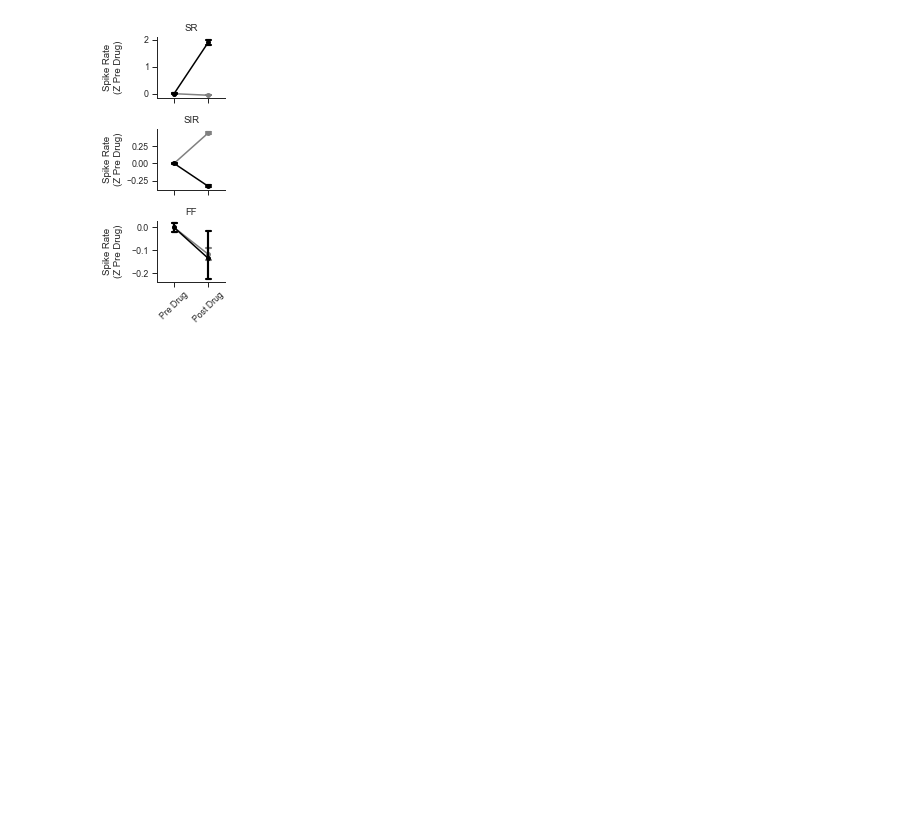
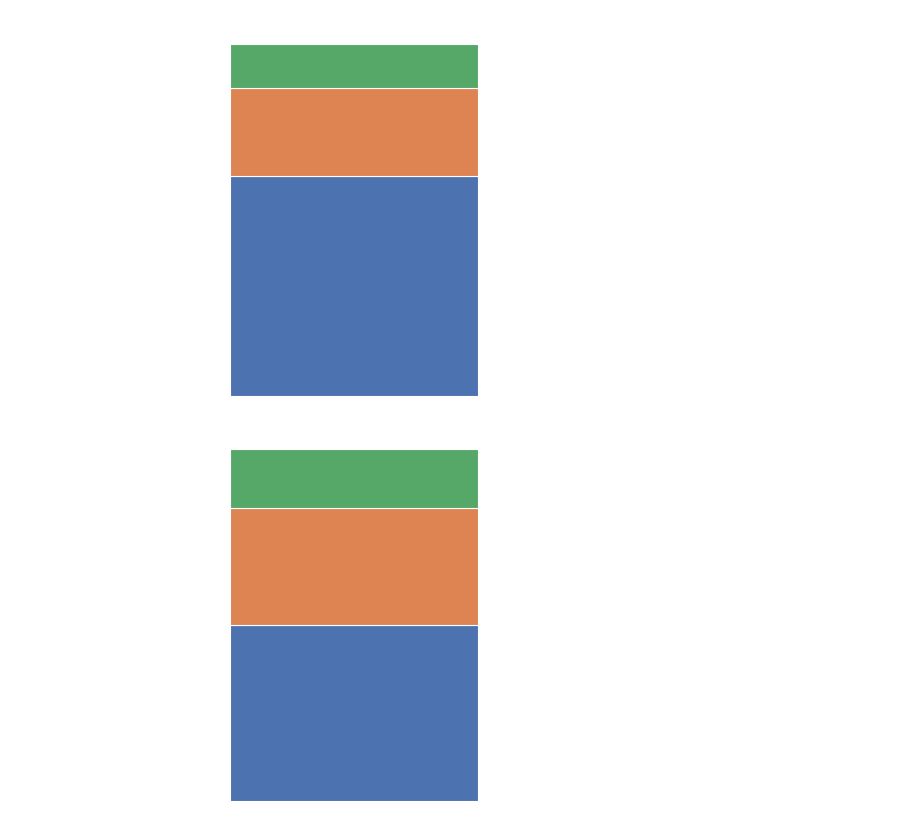
Before and after one commit to Ruairi-osul/drn-interactions, a Jupyter notebook: notebooks/Drug/Figure.ipynb, the cells around one changed output. Cells and saved outputs as stored; diff of their text form; code cells hidden in the pictures; blank space fills up the shorter version.

```diff
--- a/notebooks/Drug/Figure.ipynb
+++ b/notebooks/Drug/Figure.ipynb
@@ -86,13 +267,0 @@ f.savefig(Config.fig_dir / "cit_heats.png", dpi=300)
-# %%
-from scipy.stats import zscore, zmap
-
-def pct_pre(x, idx_base):
-    return x / np.nanmean(x[:idx_base]) * 100
-
-df = (
-    load_drug_data()
-    .assign(drug=lambda x: x.group_name.str.contains("cit").map({True: "CIT", False: "SAL"}))
-    .assign(drug=lambda x: pd.Categorical(x["drug"], [ "SAL", "CIT"]))
-    .assign(zcounts=lambda x: x.groupby(["neuron_id"])["counts"].transform(lambda x: zmap(x, x[:600]), ))
-    .assign(pct_pre=lambda x: x.groupby(["neuron_id"])["counts"].transform(lambda x: pct_pre(x, 600), ))
-)
@@ -160,44 +268,20 @@ f.savefig(Config.fig_dir / "way_heats.png", dpi=300)
-# %%
-# Catplot
-
-from scipy.stats import zscore, zmap
-
-
-df = (
-    load_drug_data(block="way")
-    .assign(drug=lambda x: x.group_name.str.contains("cit").map({True: "CIT", False: "SAL"}))
-    .assign(drug=lambda x: pd.Categorical(x["drug"], [ "SAL", "CIT"]))
-    .assign(zcounts=lambda x: x.groupby(["neuron_id"])["counts"].transform(lambda x: zmap(x, x[:600]), ))
-    .assign(pct_pre=lambda x: x.groupby(["neuron_id"])["counts"].transform(lambda x: pct_pre(x, 600), ))
-)
-
-
-
-g = sns.catplot(
-    x="block",
-    y="zcounts",
-    row="neuron_type",
-    hue="drug",
-    sharey=False,
-    sharex=True,
-    capsize=0.15,
-    height=1.5,
-    aspect=0.8,
-    color="black",
-    kind="point",
-    data=df,
-    scale=0.7,
-    facet_kws=dict(gridspec_kws=dict(hspace=0.5)),
-    palette=sns.color_palette(["grey" ,"black"])
-)
-
-g.set_xlabels("")
-g.set_ylabels("Spike Rate\n(Z Pre Drug)")
-g.set_titles("{row_name}")
-g.set_xticklabels(["Pre Drug", "Post Drug"], rotation=45)
-g.despine()
-g.legend.remove()
-g.figure.align_ylabels()
-g.savefig(Config.fig_dir / "way_catplot.png", dpi=300)
-# %% [output]
-[figure, removed]
+# %%
+def stacked_bar_single(df, col, ax):
+    df[col].value_counts().to_frame().T.plot(kind="bar", stacked=True, ax=ax, legend=False)
+    ax.axis("off")
+    return ax
+
+
+f = plt.figure()
+ax = f.subplots()
+ax = stacked_bar_single(df_cit, "neuron_type", ax)
+f.savefig(Config.fig_dir / "cit_stacked_bar.png", dpi=300, transparent=True)
+
+
+f = plt.figure()
+ax = f.subplots()
+ax = stacked_bar_single(df_sal, "neuron_type", ax)
+f.savefig(Config.fig_dir / "sal_stacked_bar.png", dpi=300, transparent=True, bbox_inches="tight")
+# %% [output]
+[figure, added]
+[figure, added]
```
Also changed, not shown: parts of 12 cells of this notebook.
